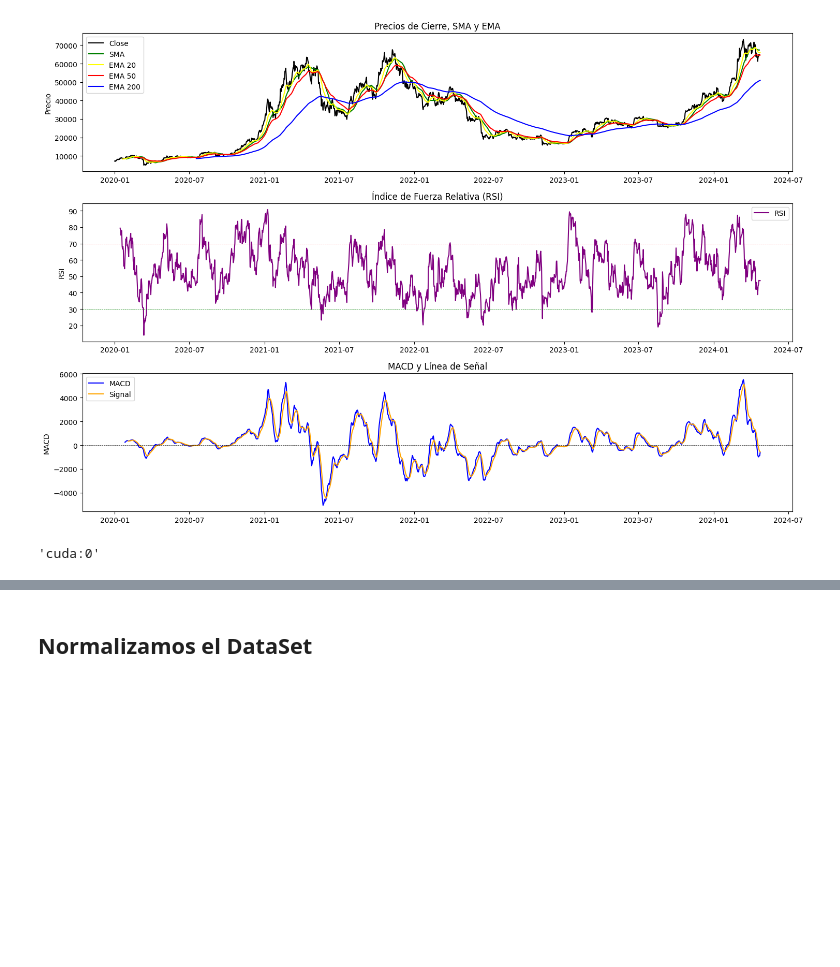
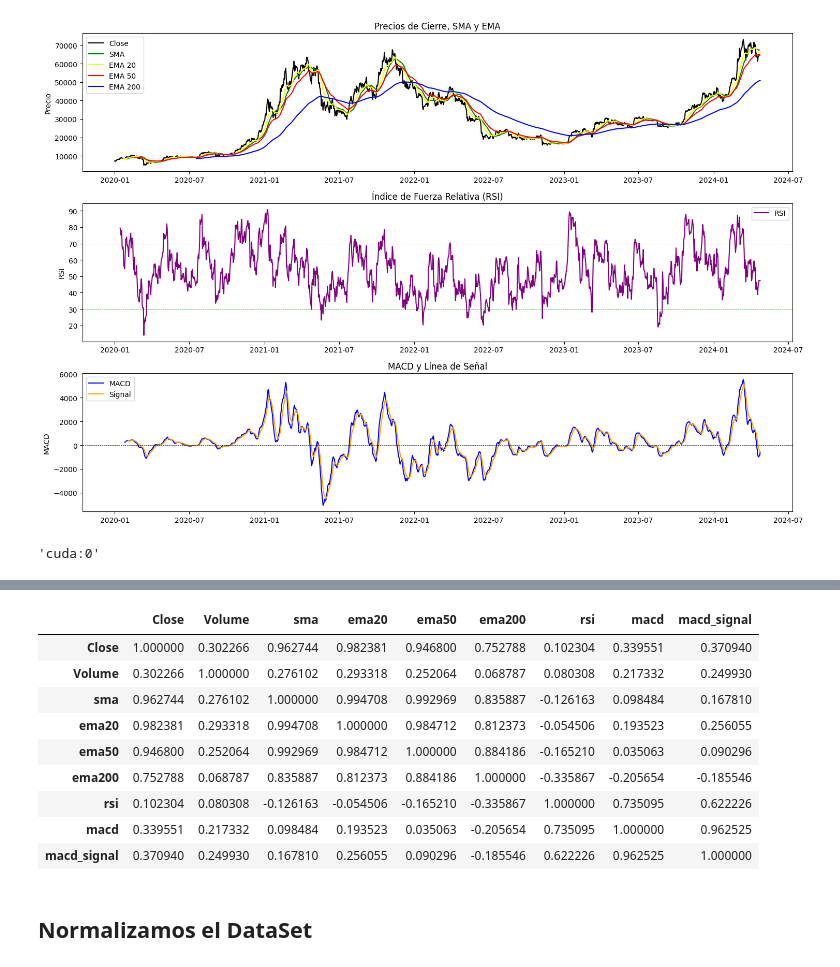
Before and after one commit to Ivo196/Crypto-Price-Forecasting-Using-Autoformer, a Jupyter notebook: Crypto price forecasting using Autoformer.ipynb, the cells around one changed output, grey strips where cells are left out. Drawn from its saved outputs; the diff is of its cells as text; code cells hidden in the pictures; blank space fills up the shorter version.

```diff
--- a/Crypto price forecasting using Autoformer.ipynb
+++ b/Crypto price forecasting using Autoformer.ipynb
@@ -145,3 +176,17 @@ data1
+# %%
+correlation_matrix = data1.corr()
+correlation_matrix
+# %% [output]
+|  | Close | Volume | sma | ema20 | ema50 | ema200 | rsi | macd | macd_signal |
+| Close | 1.000000 | 0.302266 | 0.962744 | 0.982381 | 0.946800 | 0.752788 | 0.102304 | 0.339551 | 0.370940 |
+| Volume | 0.302266 | 1.000000 | 0.276102 | 0.293318 | 0.252064 | 0.068787 | 0.080308 | 0.217332 | 0.249930 |
+| sma | 0.962744 | 0.276102 | 1.000000 | 0.994708 | 0.992969 | 0.835887 | -0.126163 | 0.098484 | 0.167810 |
+| ema20 | 0.982381 | 0.293318 | 0.994708 | 1.000000 | 0.984712 | 0.812373 | -0.054506 | 0.193523 | 0.256055 |
+| ema50 | 0.946800 | 0.252064 | 0.992969 | 0.984712 | 1.000000 | 0.884186 | -0.165210 | 0.035063 | 0.090296 |
+| ema200 | 0.752788 | 0.068787 | 0.835887 | 0.812373 | 0.884186 | 1.000000 | -0.335867 | -0.205654 | -0.185546 |
+| rsi | 0.102304 | 0.080308 | -0.126163 | -0.054506 | -0.165210 | -0.335867 | 1.000000 | 0.735095 | 0.622226 |
+| macd | 0.339551 | 0.217332 | 0.098484 | 0.193523 | 0.035063 | -0.205654 | 0.735095 | 1.000000 | 0.962525 |
+| macd_signal | 0.370940 | 0.249930 | 0.167810 | 0.256055 | 0.090296 | -0.185546 | 0.622226 | 0.962525 | 1.000000 |
 # %% [markdown]
 ## Normalizamos el DataSet
 # %%
```
Also changed, not shown: parts of 7 cells of this notebook.
